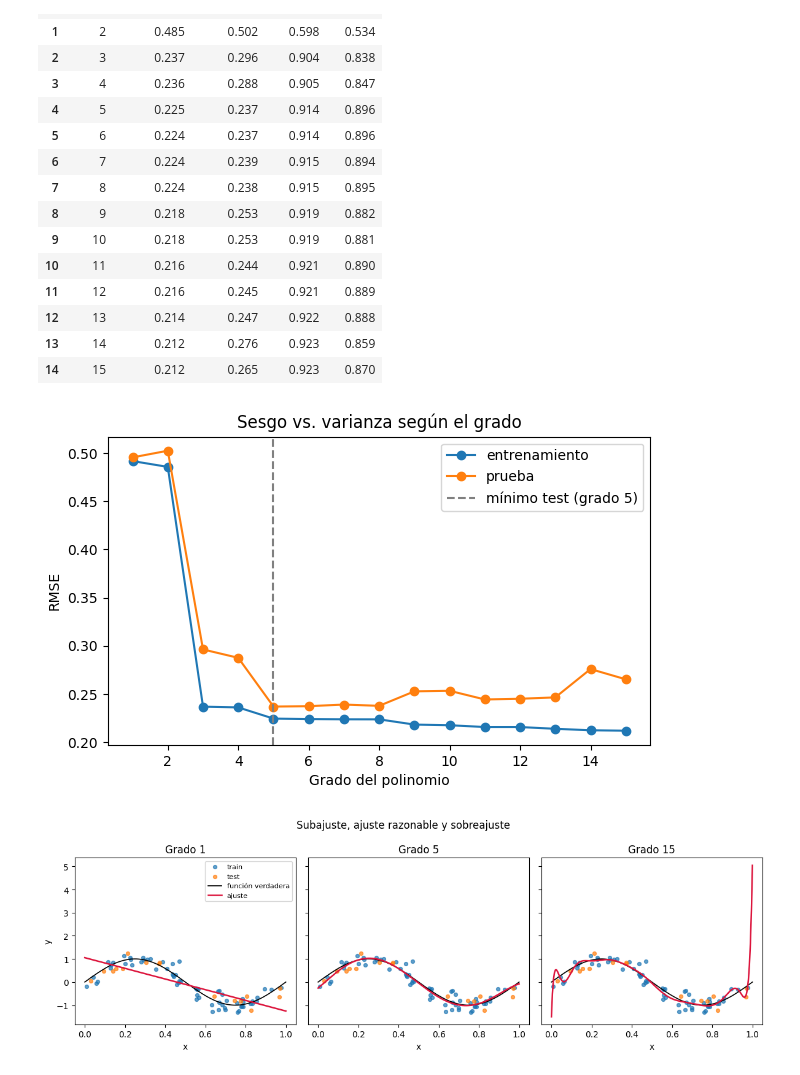
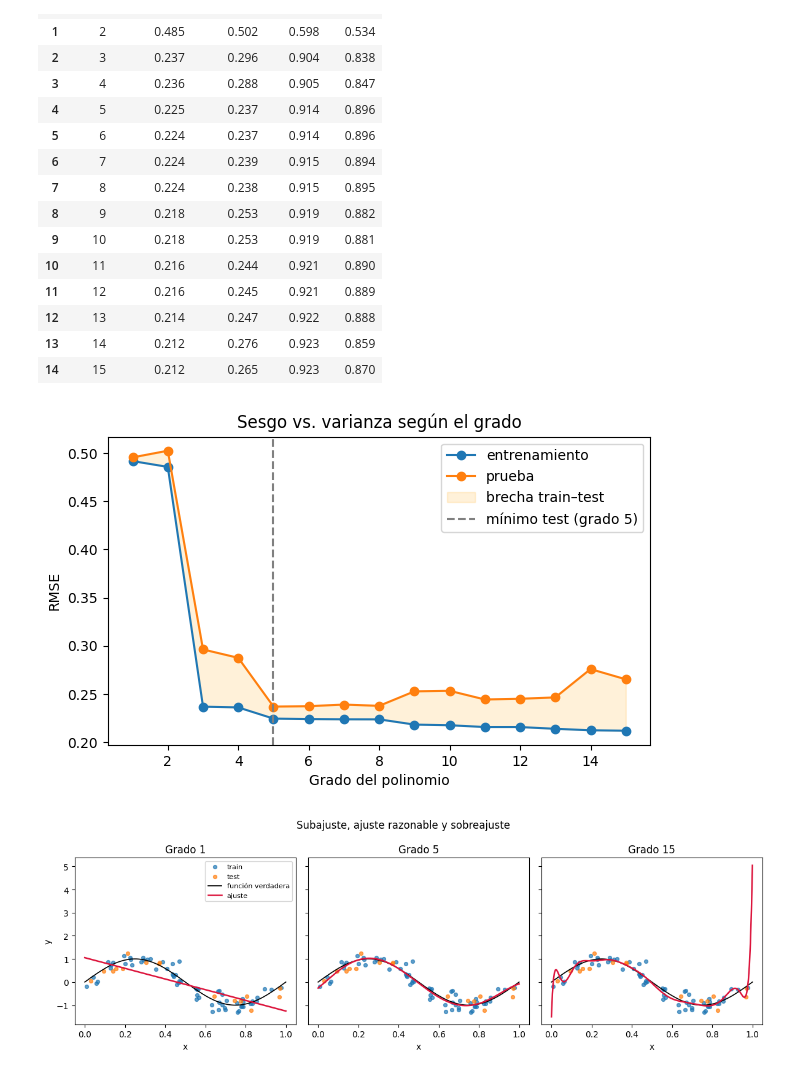
Before and after one commit to 5arSanti/ml-hyperparameters, a Jupyter notebook: Taller_Evaluacion_Modelos_Johel_Arias.ipynb, the cells around one changed output. Cells and saved outputs as stored; diff of their text form; code cells hidden in the pictures.

```diff
--- a/Taller_Evaluacion_Modelos_Johel_Arias.ipynb
+++ b/Taller_Evaluacion_Modelos_Johel_Arias.ipynb
@@ -202,18 +226,26 @@ Grado con menor RMSE de test: 5
 | 12 | 13 | 0.214 | 0.247 | 0.922 | 0.888 |
 | 13 | 14 | 0.212 | 0.276 | 0.923 | 0.859 |
 | 14 | 15 | 0.212 | 0.265 | 0.923 | 0.870 |
-# %%
-fig, ax = plt.subplots()
-ax.plot(tabla_polinomios["grado"], tabla_polinomios["RMSE_train"], "o-", label="entrenamiento")
-ax.plot(tabla_polinomios["grado"], tabla_polinomios["RMSE_test"], "o-", label="prueba")
-ax.axvline(grado_optimo, color="gray", linestyle="--", label=f"mínimo test (grado {grado_optimo})")
-ax.set_xlabel("Grado del polinomio")
-ax.set_ylabel("RMSE")
-ax.set_title("Sesgo vs. varianza según el grado")
-ax.legend()
-plt.show()
-# %% [output]
-[figure, removed]
+# %%
+fig, ax = plt.subplots()
+ax.plot(tabla_polinomios["grado"], tabla_polinomios["RMSE_train"], "o-", label="entrenamiento")
+ax.plot(tabla_polinomios["grado"], tabla_polinomios["RMSE_test"], "o-", label="prueba")
+ax.fill_between(
+    tabla_polinomios["grado"],
+    tabla_polinomios["RMSE_train"],
+    tabla_polinomios["RMSE_test"],
+    color="orange",
+    alpha=0.15,
+    label="brecha train–test",
+)
+ax.axvline(grado_optimo, color="gray", linestyle="--", label=f"mínimo test (grado {grado_optimo})")
+ax.set_xlabel("Grado del polinomio")
+ax.set_ylabel("RMSE")
+ax.set_title("Sesgo vs. varianza según el grado")
+ax.legend()
+plt.show()
+# %% [output]
+[figure, added]
 # %%
 x_grid = np.linspace(0, 1, 200).reshape(-1, 1)
 y_real = np.sin(2 * np.pi * x_grid.ravel())
```
Also changed, not shown: parts of 28 cells of this notebook.
